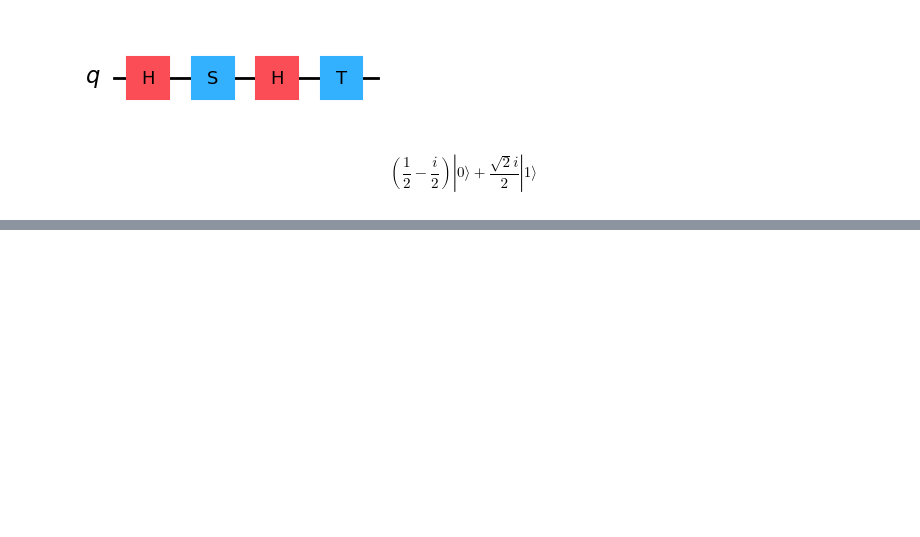
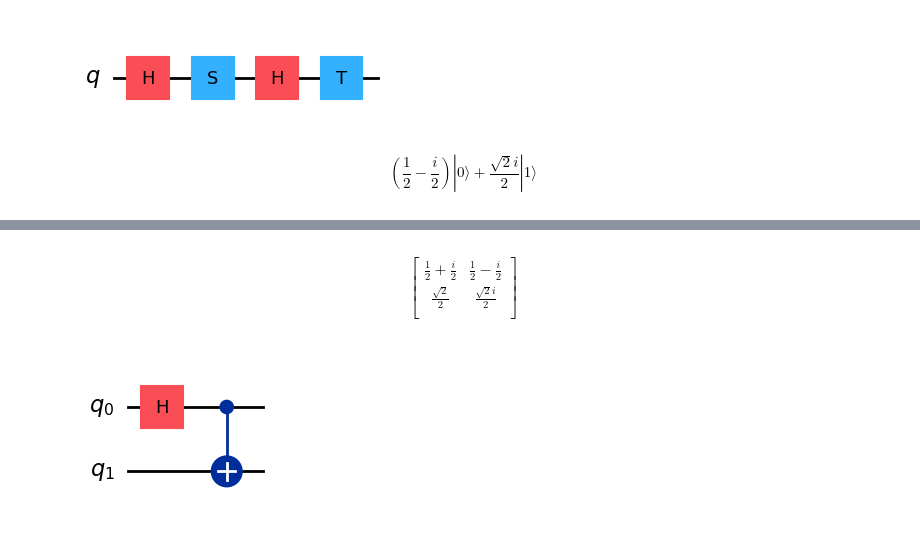
Before and after one commit to Znixz/haidezlair, a Jupyter notebook: My_playground.ipynb, the cells around one changed output, grey strips where cells are left out. Drawn from its saved outputs; the diff is of its cells as text; code cells hidden in the pictures; blank space fills up the shorter version.

```diff
--- a/My_playground.ipynb
+++ b/My_playground.ipynb
@@ -136,0 +138,16 @@ plot_histogram(ket1_sample)
+# %%
+display(Operator(circuit).draw("latex"))
+# %% [output]
+$$
+\begin{bmatrix}
+\frac{1}{2} + \frac{i}{2} & \frac{1}{2} - \frac{i}{2}  \\
+ \frac{\sqrt{2}}{2} & \frac{\sqrt{2} i}{2}  \\
+ \end{bmatrix}
+$$
+# %%
+circuit = QuantumCircuit(2)
+circuit.h(0)
+circuit.cx(0, 1)
+display(circuit.draw(output = "mpl"))
+# %% [output]
+[figure, added]
```
Also changed, not shown: parts of 9 cells of this notebook.
